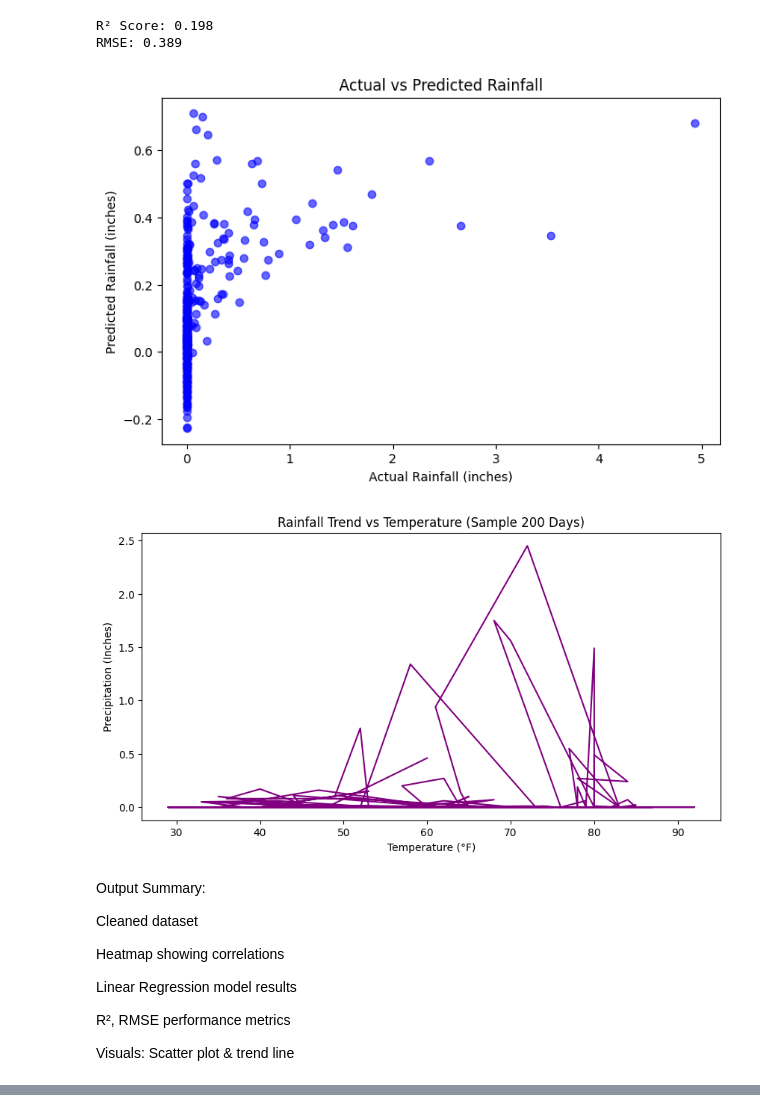
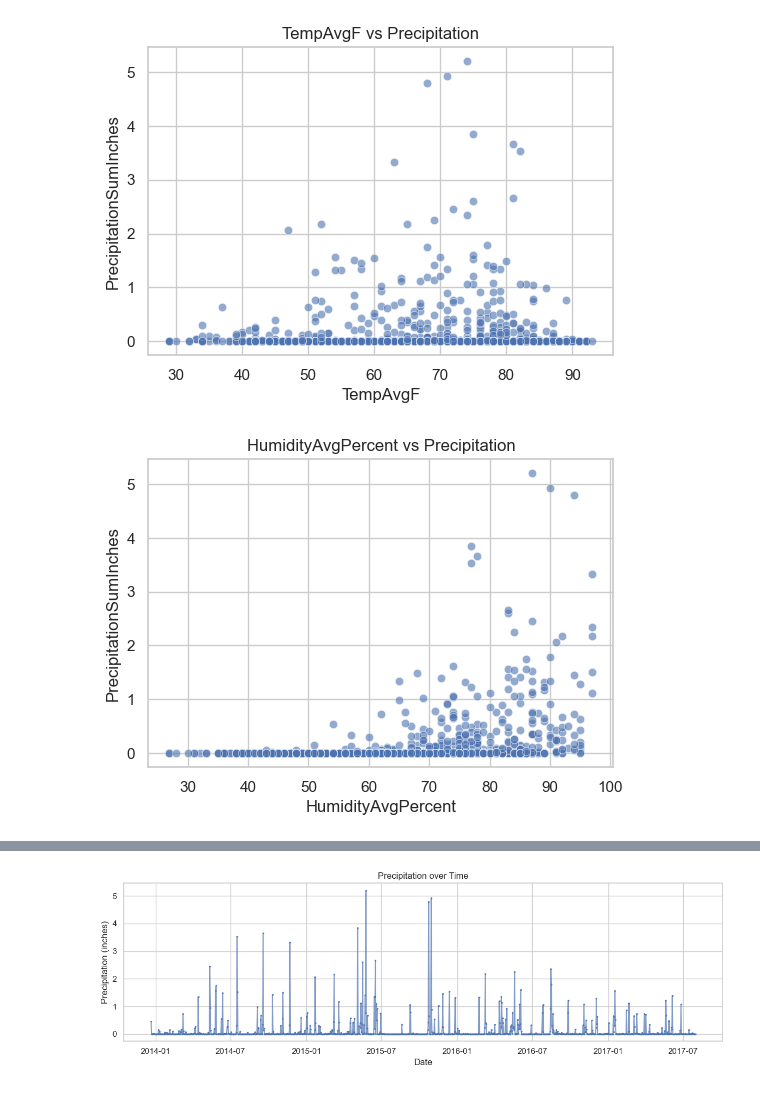
Before and after one commit to shripawar334/Assignments, a Jupyter notebook: assignment-6.ipynb, the cells around one changed output, grey strips where cells are left out. Drawn from its saved outputs; the diff is of its cells as text; code cells hidden in the pictures.

```diff
--- a/assignment-6.ipynb
+++ b/assignment-6.ipynb
@@ -132,41 +312,16 @@ Actual vs Predicted Rainfall:
-# %%
-# Calculate R² and RMSE to check model performance
-r2 = r2_score(Y_test, Y_pred)
-rmse = np.sqrt(mean_squared_error(Y_test, Y_pred))
-
-print(f"R² Score: {r2:.3f}")
-print(f"RMSE: {rmse:.3f}")
-# %% [output]
-R² Score: 0.198
-RMSE: 0.389
-# %%
-# Plot actual vs predicted rainfall values
-plt.figure(figsize=(8,5))
-plt.scatter(Y_test, Y_pred, color='blue', alpha=0.6)
-plt.title("Actual vs Predicted Rainfall")
-plt.xlabel("Actual Rainfall (inches)")
-plt.ylabel("Predicted Rainfall (inches)")
-plt.show()
-# %% [output]
-[figure, removed]
-# %%
-plt.figure(figsize=(10,5))
-plt.plot(data['TempAvgF'][:200], data['PrecipitationSumInches'][:200], color='purple')
-plt.title("Rainfall Trend vs Temperature (Sample 200 Days)")
-plt.xlabel("Temperature (°F)")
-plt.ylabel("Precipitation (Inches)")
-plt.show()
-# %% [output]
-[figure, removed]
-# %% [markdown]
-Output Summary:
-
-Cleaned dataset
-
-Heatmap showing correlations
-
-Linear Regression model results
-
-R², RMSE performance metrics
-
-Visuals: Scatter plot & trend line
+# %%
+# Cell 17 — Some scatter plots for intuition (TempAvg vs Precip, HumidityAvg vs Precip, WindAvg vs Precip)
+plt.figure(figsize=(6,4))
+sns.scatterplot(x='TempAvgF', y='PrecipitationSumInches', data=df, alpha=0.6)
+plt.title('TempAvgF vs Precipitation'); plt.show()
+
+plt.figure(figsize=(6,4))
+sns.scatterplot(x='HumidityAvgPercent', y='PrecipitationSumInches', data=df, alpha=0.6)
+plt.title('HumidityAvgPercent vs Precipitation'); plt.show()
+
+plt.figure(figsize=(6,4))
+sns.scatterplot(x='WindAvgMPH', y='PrecipitationSumInches', data=df, alpha=0.6)
+plt.title('WindAvgMPH vs Precipitation'); plt.show()
+# %% [output]
+[figure, added]
+[figure, added]
@@ -172,0 +329,10 @@ Visuals: Scatter plot & trend line
+# %%
+# Cell 18 — Time series plot: precipitation over time
+plt.figure(figsize=(12,4))
+plt.plot(df['Date'], df['PrecipitationSumInches'], marker='.', linestyle='-', markersize=3, alpha=0.7)
+plt.title('Precipitation over Time')
+plt.xlabel('Date'); plt.ylabel('Precipitation (inches)')
+plt.tight_layout()
+plt.show()
+# %% [output]
+[figure, added]
```
Also changed, not shown: parts of 24 cells of this notebook, 1 other file.
